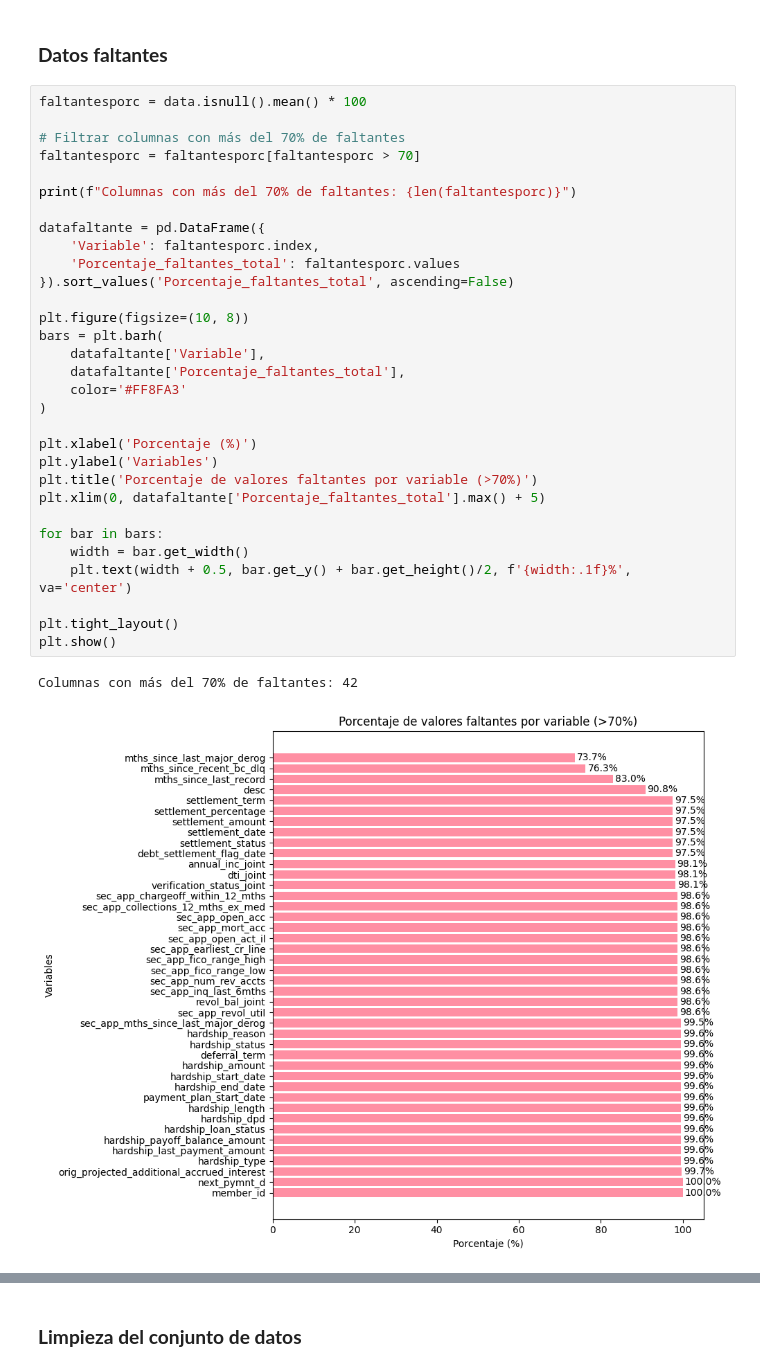
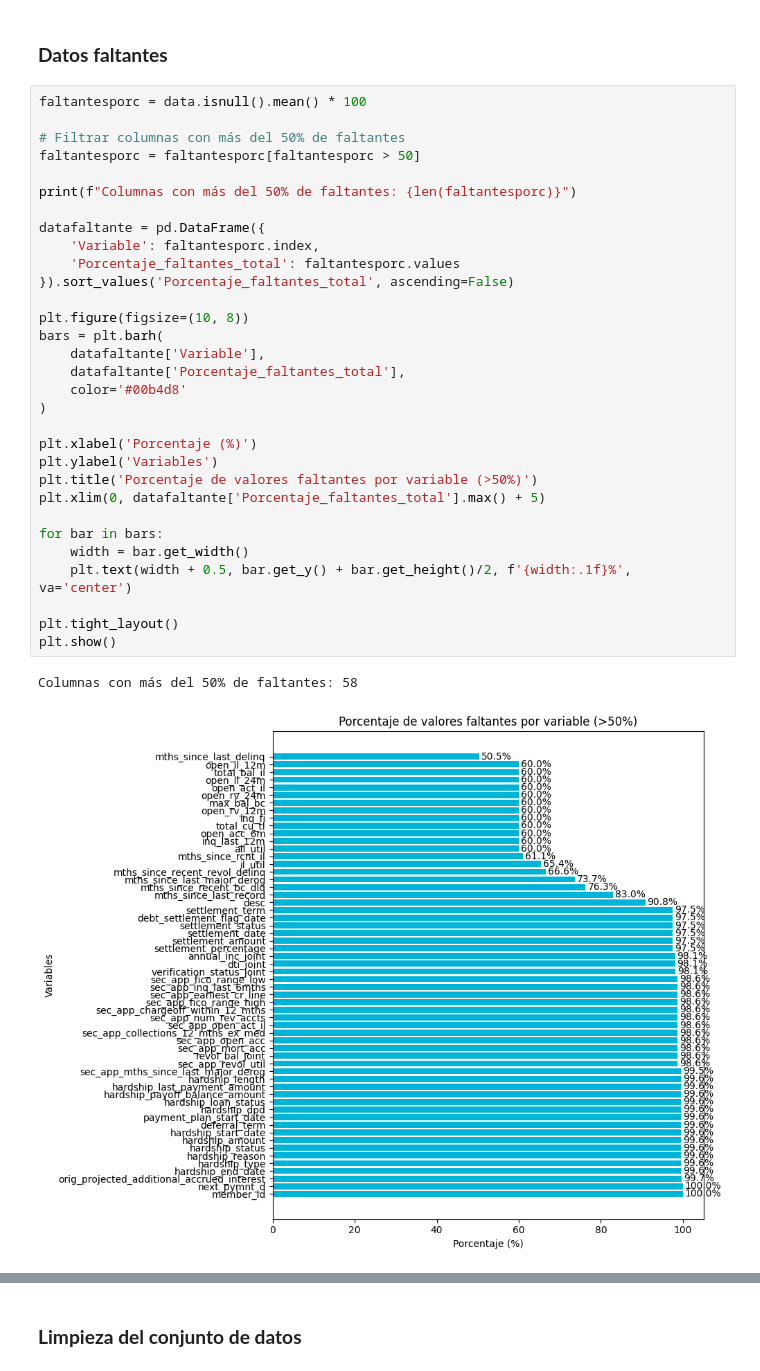
Before and after one commit to valecabrera21/MiniProyecto_1, a Jupyter notebook: _sources/eda.ipynb, the cells around one changed output, grey strips where cells are left out. Cells and saved outputs as stored; diff of their text form.

```diff
--- a/_sources/eda.ipynb
+++ b/_sources/eda.ipynb
@@ -155,35 +156,35 @@ Ahora, identifiquemos cuáles variables tienen presencia de datos faltantes.
 # %%
 faltantesporc = data.isnull().mean() * 100
 
-# Filtrar columnas con más del 70% de faltantes
-faltantesporc = faltantesporc[faltantesporc > 70]
+# Filtrar columnas con más del 50% de faltantes
+faltantesporc = faltantesporc[faltantesporc > 50]
 
-print(f"Columnas con más del 70% de faltantes: {len(faltantesporc)}")
+print(f"Columnas con más del 50% de faltantes: {len(faltantesporc)}")
 
 datafaltante = pd.DataFrame({
     'Variable': faltantesporc.index,
     'Porcentaje_faltantes_total': faltantesporc.values
 }).sort_values('Porcentaje_faltantes_total', ascending=False)
 
 plt.figure(figsize=(10, 8))
 bars = plt.barh(
     datafaltante['Variable'],
     datafaltante['Porcentaje_faltantes_total'],
-    color='#FF8FA3'
+    color='#00b4d8'
 )
 
 plt.xlabel('Porcentaje (%)')
 plt.ylabel('Variables')
-plt.title('Porcentaje de valores faltantes por variable (>70%)')
+plt.title('Porcentaje de valores faltantes por variable (>50%)')
 plt.xlim(0, datafaltante['Porcentaje_faltantes_total'].max() + 5)
 
 for bar in bars:
     width = bar.get_width()
     plt.text(width + 0.5, bar.get_y() + bar.get_height()/2, f'{width:.1f}%', va='center')
 
 plt.tight_layout()
 plt.show()
 # %% [output]
-Columnas con más del 70% de faltantes: 42
+Columnas con más del 50% de faltantes: 58
-[figure, old version]
+[figure, new version]
 # %% [markdown]
```
Also changed, not shown: parts of 45 cells of this notebook, 40 other files.
